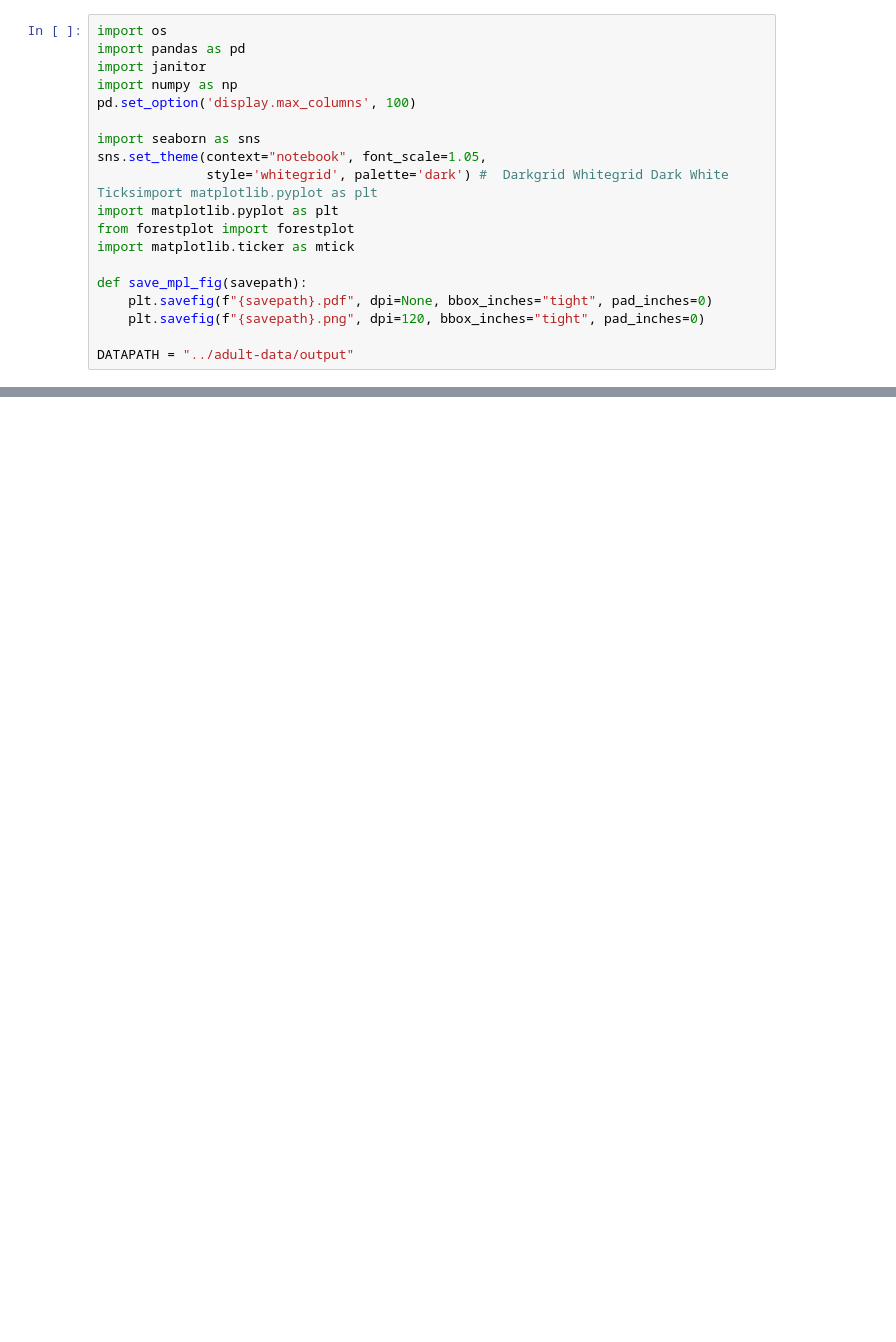
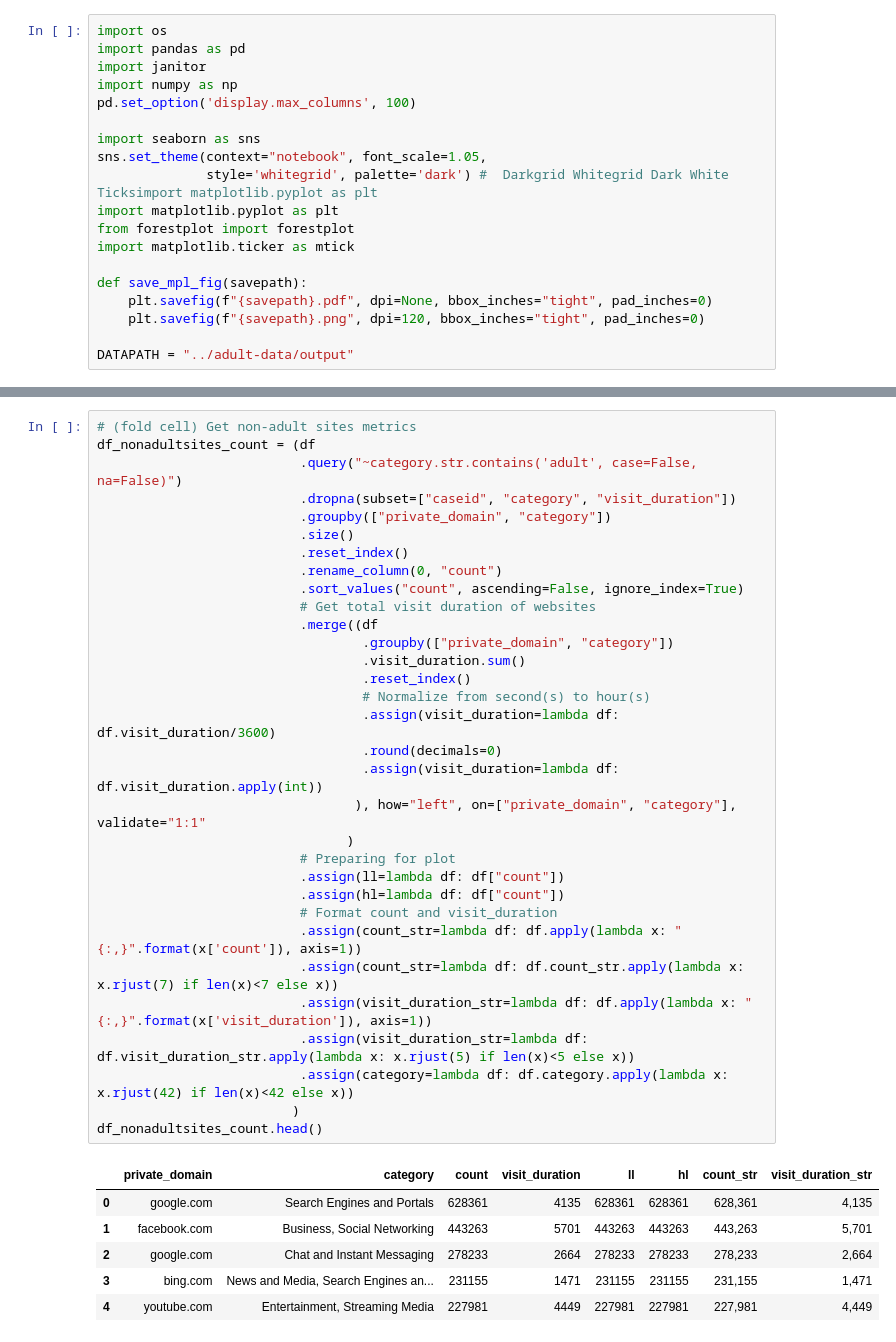
Before and after one commit to soodoku/adult, a Jupyter notebook: scripts/topsites.ipynb, the cells around one changed output, grey strips where cells are left out. Cells and saved outputs as stored; diff of their text form; blank space fills up the shorter version.

```diff
--- a/scripts/topsites.ipynb
+++ b/scripts/topsites.ipynb
@@ -150,0 +145,39 @@ save_mpl_fig(os.path.join("../figs/top_25_adultsites"))
+# %%
+# (fold cell) Get non-adult sites metrics
+df_nonadultsites_count = (df
+                          .query("~category.str.contains('adult', case=False, na=False)")
+                          .dropna(subset=["caseid", "category", "visit_duration"])
+                          .groupby(["private_domain", "category"])
+                          .size()
+                          .reset_index()
+                          .rename_column(0, "count")
+                          .sort_values("count", ascending=False, ignore_index=True)
+                          # Get total visit duration of websites
+                          .merge((df
+                                  .groupby(["private_domain", "category"])
+                                  .visit_duration.sum()
+                                  .reset_index()
+                                  # Normalize from second(s) to hour(s)
+                                  .assign(visit_duration=lambda df: df.visit_duration/3600)
+                                  .round(decimals=0)
+                                  .assign(visit_duration=lambda df: df.visit_duration.apply(int))
+                                 ), how="left", on=["private_domain", "category"], validate="1:1"
+                                )
+                          # Preparing for plot
+                          .assign(ll=lambda df: df["count"])
+                          .assign(hl=lambda df: df["count"])
+                          # Format count and visit_duration
+                          .assign(count_str=lambda df: df.apply(lambda x: "{:,}".format(x['count']), axis=1))
+                          .assign(count_str=lambda df: df.count_str.apply(lambda x: x.rjust(7) if len(x)<7 else x))
+                          .assign(visit_duration_str=lambda df: df.apply(lambda x: "{:,}".format(x['visit_duration']), axis=1))
+                          .assign(visit_duration_str=lambda df: df.visit_duration_str.apply(lambda x: x.rjust(5) if len(x)<5 else x))
+                          .assign(category=lambda df: df.category.apply(lambda x: x.rjust(42) if len(x)<42 else x))
+                         )
+df_nonadultsites_count.head()
+# %% [output]
+|  | private_domain | category | count | visit_duration | ll | hl | count_str | visit_duration_str |
+| 0 | google.com | Search Engines and Portals | 628361 | 4135 | 628361 | 628361 | 628,361 | 4,135 |
+| 1 | facebook.com | Business, Social Networking | 443263 | 5701 | 443263 | 443263 | 443,263 | 5,701 |
+| 2 | google.com | Chat and Instant Messaging | 278233 | 2664 | 278233 | 278233 | 278,233 | 2,664 |
+| 3 | bing.com | News and Media, Search Engines an... | 231155 | 1471 | 231155 | 231155 | 231,155 | 1,471 |
+| 4 | youtube.com | Entertainment, Streaming Media | 227981 | 4449 | 227981 | 227981 | 227,981 | 4,449 |
```
Also changed, not shown: parts of 7 cells of this notebook, 4 other files.
